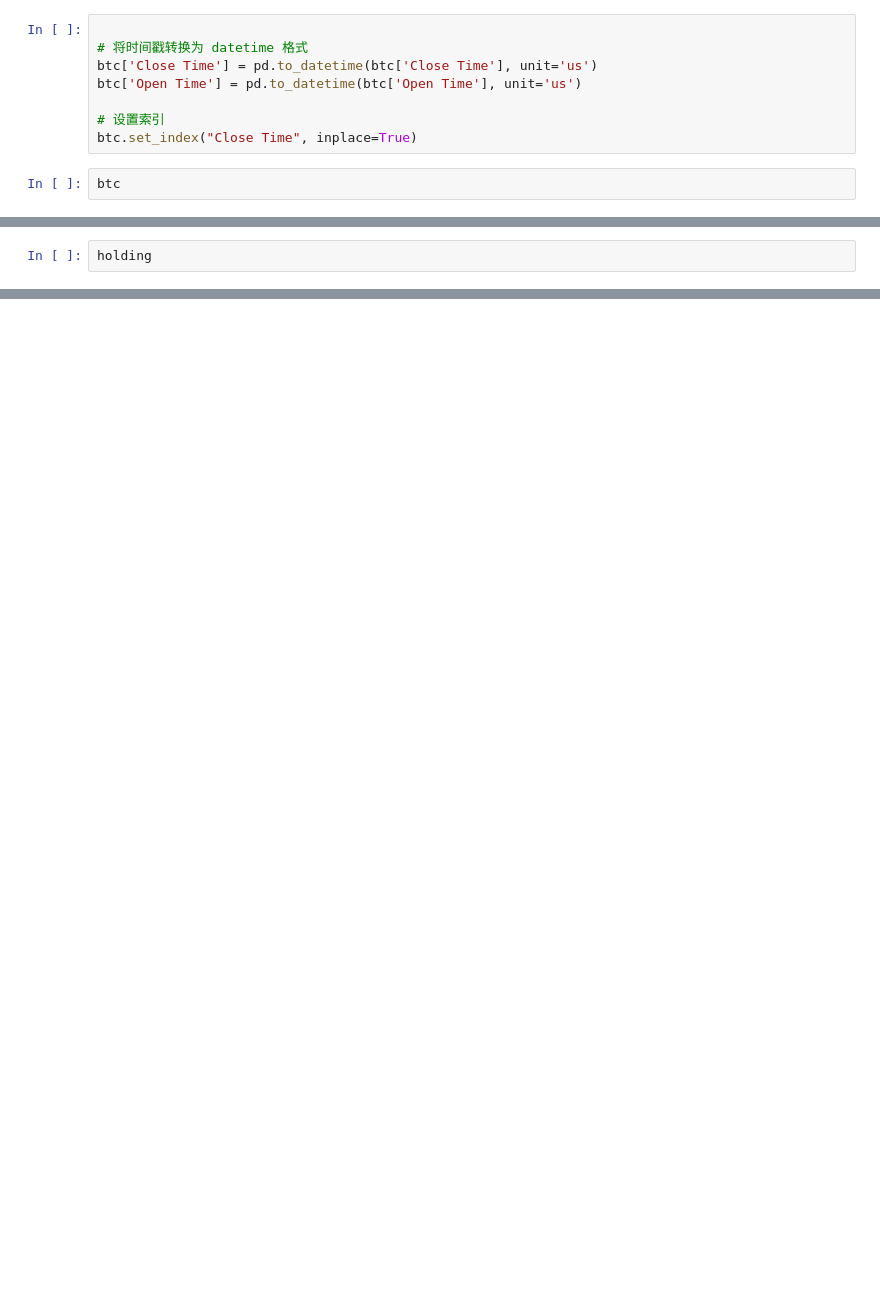
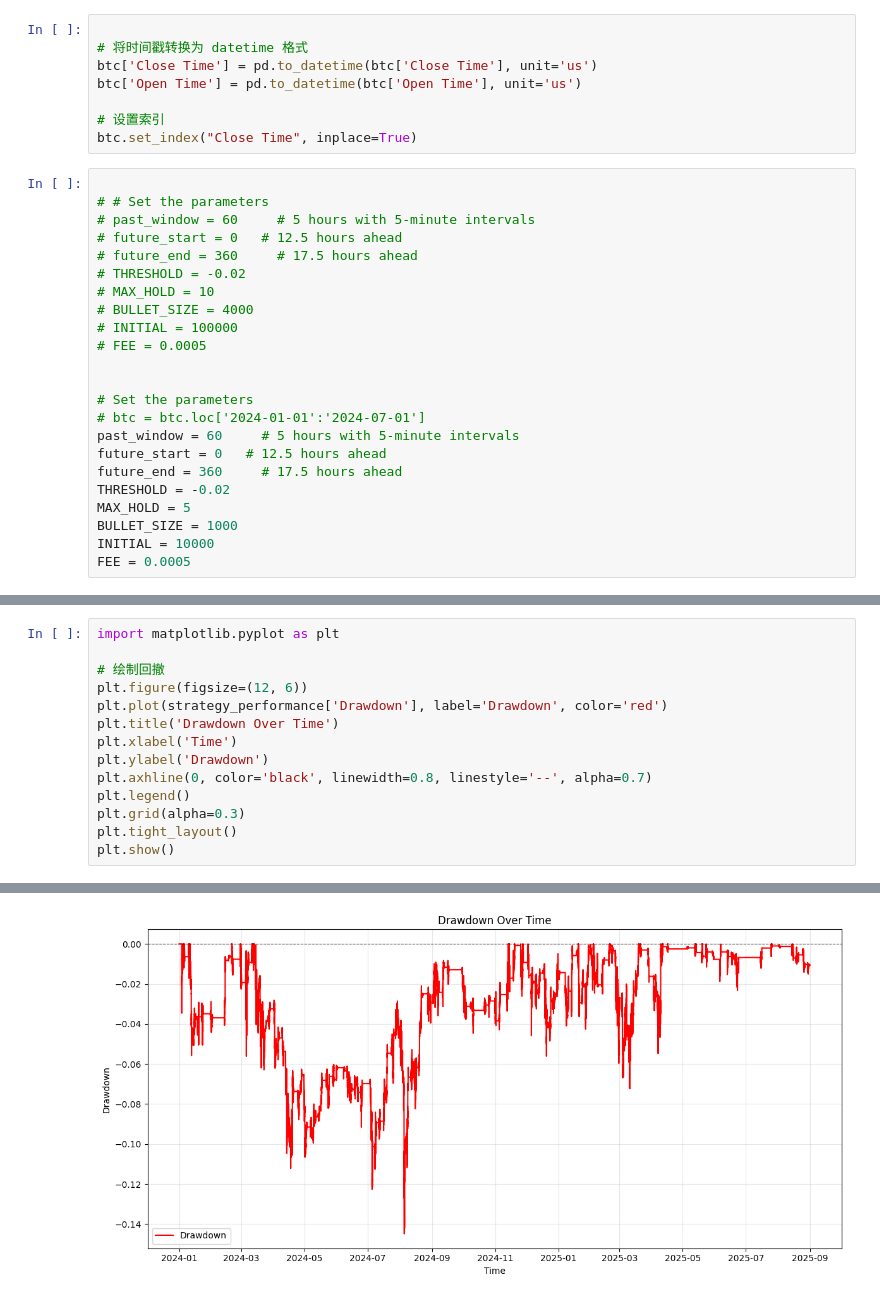
Before and after one commit to RockyLiii/Quant-on-Crypto, a Jupyter notebook: examples/rev-strategy/strategy.ipynb, the cells around one changed output, grey strips where cells are left out. Cells and saved outputs as stored; diff of their text form; blank space fills up the shorter version.

```diff
--- a/examples/rev-strategy/strategy.ipynb
+++ b/examples/rev-strategy/strategy.ipynb
@@ -16,4 +47,25 @@ btc['Open Time'] = pd.to_datetime(btc['Open Time'], unit='us')
 # 设置索引
 btc.set_index("Close Time", inplace=True)
 # %%
-btc
+
+# # Set the parameters
+# past_window = 60     # 5 hours with 5-minute intervals
+# future_start = 0   # 12.5 hours ahead
+# future_end = 360     # 17.5 hours ahead
+# THRESHOLD = -0.02
+# MAX_HOLD = 10
+# BULLET_SIZE = 4000
+# INITIAL = 100000
+# FEE = 0.0005
+
+
+# Set the parameters
+# btc = btc.loc['2024-01-01':'2024-07-01']
+past_window = 60     # 5 hours with 5-minute intervals
+future_start = 0   # 12.5 hours ahead
+future_end = 360     # 17.5 hours ahead
+THRESHOLD = -0.02
+MAX_HOLD = 5
+BULLET_SIZE = 1000
+INITIAL = 10000
+FEE = 0.0005
@@ -298,3 +564,15 @@ for key, value in stats.items():
 # %%
-holding
+import matplotlib.pyplot as plt
+
+# 绘制回撤
+plt.figure(figsize=(12, 6))
+plt.plot(strategy_performance['Drawdown'], label='Drawdown', color='red')
+plt.title('Drawdown Over Time')
+plt.xlabel('Time')
+plt.ylabel('Drawdown')
+plt.axhline(0, color='black', linewidth=0.8, linestyle='--', alpha=0.7)
+plt.legend()
+plt.grid(alpha=0.3)
+plt.tight_layout()
+plt.show()
 # %% [output]
@@ -313,0 +579 @@ Length: 175392, dtype: float64
+[figure, added]
```
Also changed, not shown: parts of 15 cells of this notebook, 4 other files.
